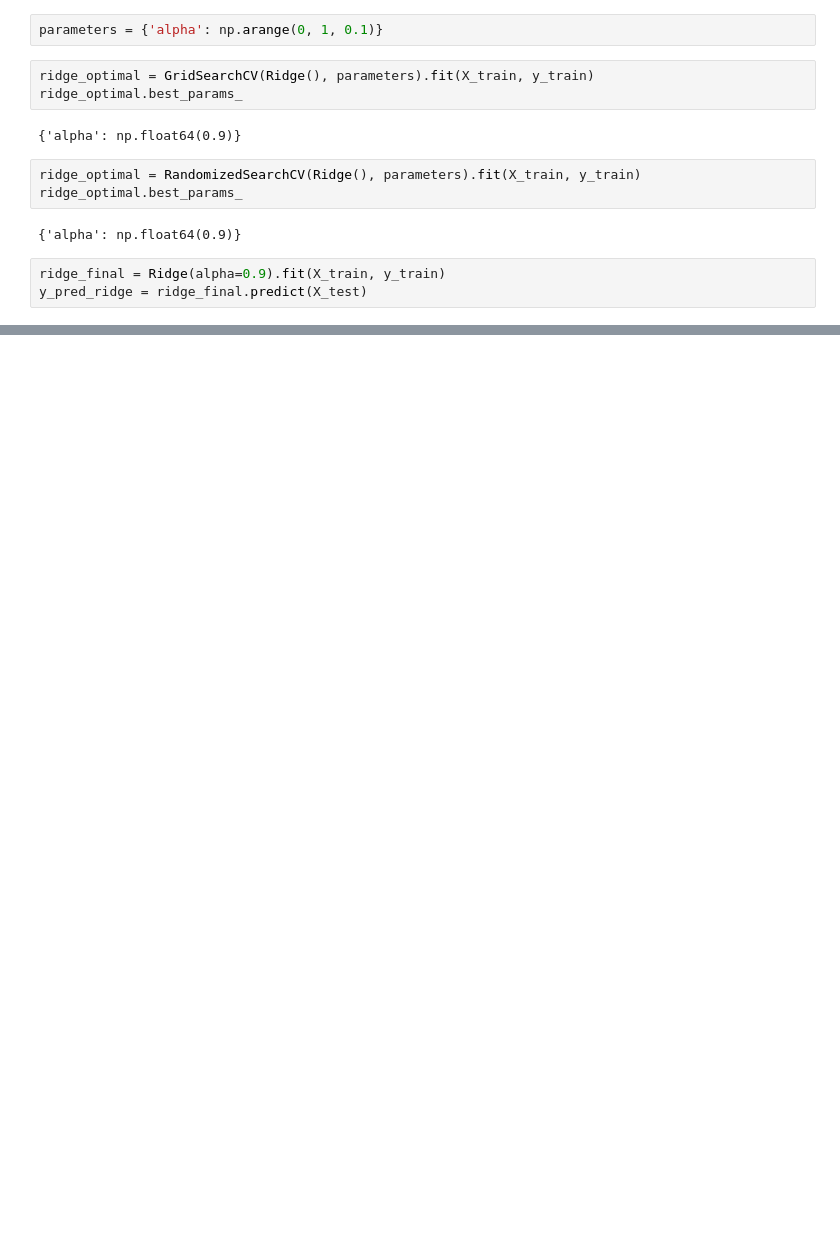
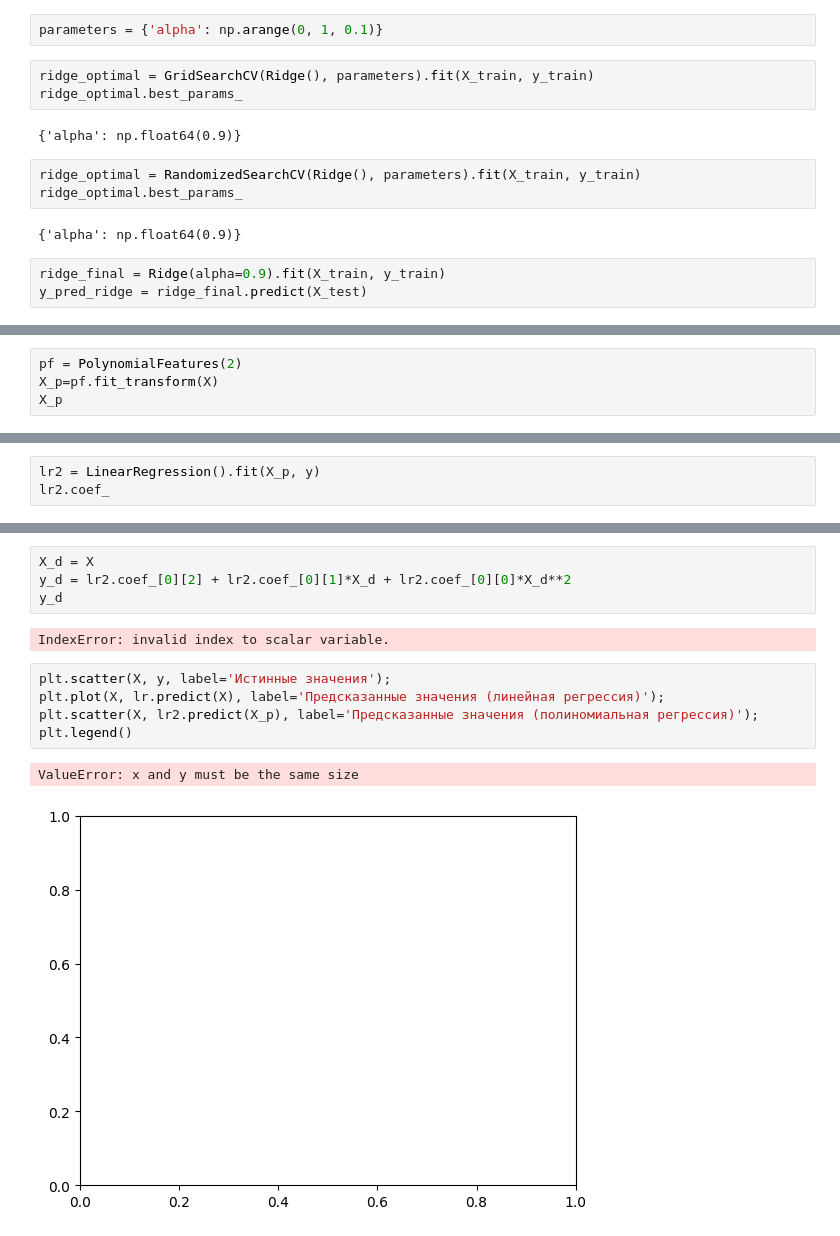
Before and after one commit to Baklanov-Daniil/master, a Jupyter notebook: mlbd/notebooks/lab2_p6.ipynb, the cells around one changed output, grey strips where cells are left out. Drawn from its saved outputs; the diff is of its cells as text; blank space fills up the shorter version.

```diff
--- a/mlbd/notebooks/lab2_p6.ipynb
+++ b/mlbd/notebooks/lab2_p6.ipynb
@@ -197,0 +199,4 @@ array([ 5156.89287695,   124.97398   ,   323.90451107,   500.92491068,
+# %%
+pf = PolynomialFeatures(2)
+X_p=pf.fit_transform(X)
+X_p
@@ -197,0 +218,3 @@ array([ 5156.89287695,   124.97398   ,   323.90451107,   500.92491068,
+# %%
+lr2 = LinearRegression().fit(X_p, y)
+lr2.coef_
@@ -197,0 +236,14 @@ array([ 5156.89287695,   124.97398   ,   323.90451107,   500.92491068,
+# %%
+X_d = X
+y_d = lr2.coef_[0][2] + lr2.coef_[0][1]*X_d + lr2.coef_[0][0]*X_d**2
+y_d
+# %% [output]
+IndexError: invalid index to scalar variable.
+# %%
+plt.scatter(X, y, label='Истинные значения');
+plt.plot(X, lr.predict(X), label='Предсказанные значения (линейная регрессия)');
+plt.scatter(X, lr2.predict(X_p), label='Предсказанные значения (полиномиальная регрессия)');
+plt.legend()
+# %% [output]
+ValueError: x and y must be the same size
+[figure, added]
```
Also changed, not shown: parts of 11 cells of this notebook, 3 other files.
